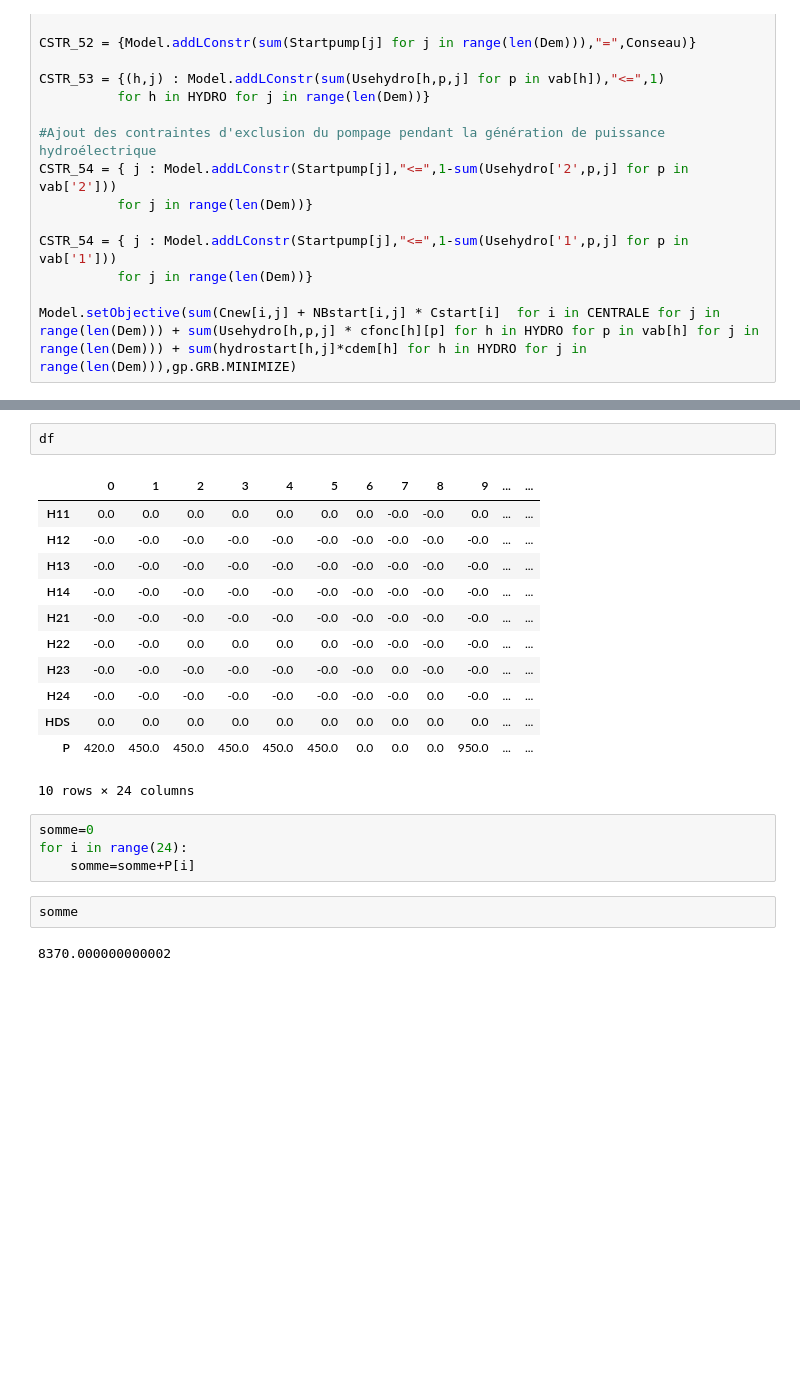
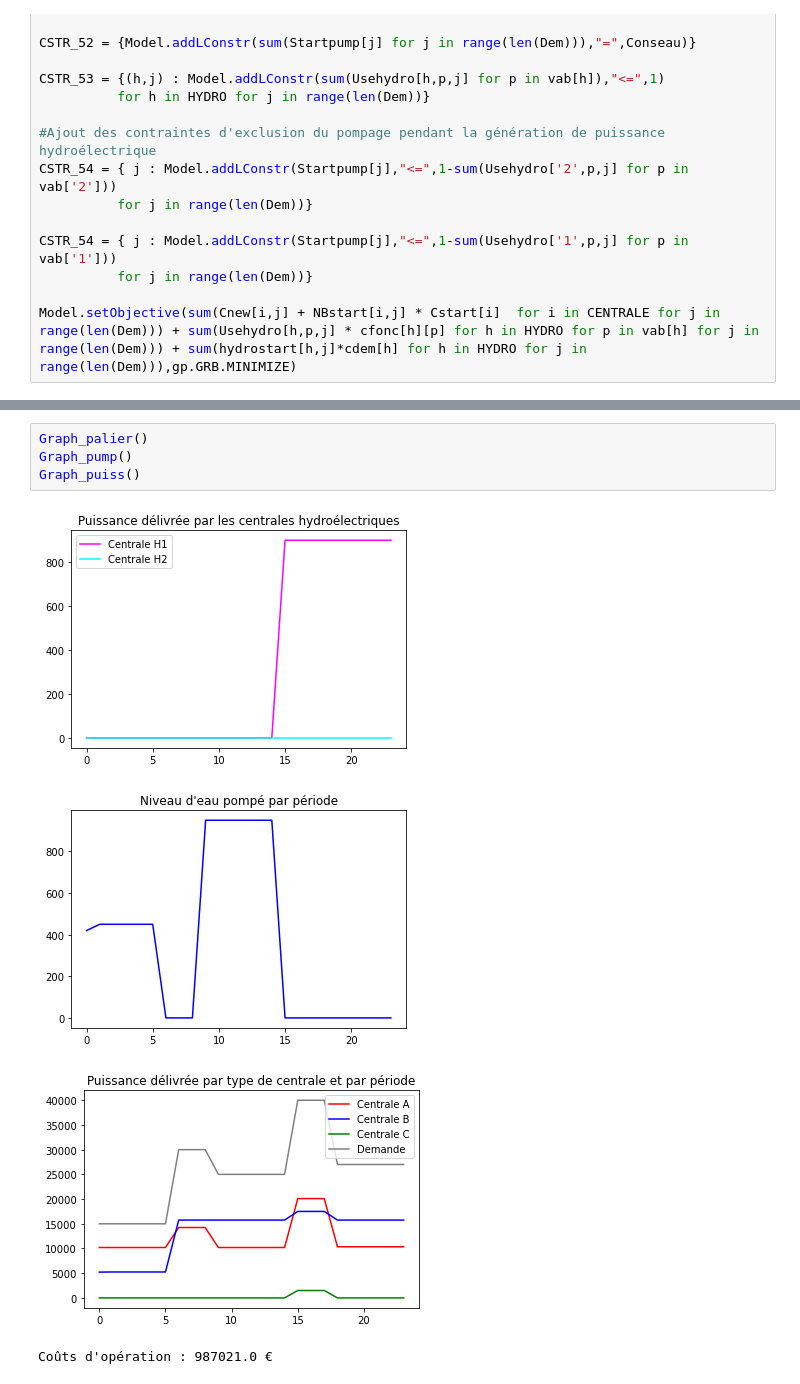
Before and after one commit to ValentinLassaigne/LP, a Jupyter notebook: Projet Optim Lineaire.ipynb, the cells around one changed output, grey strips where cells are left out. Saved outputs shown, nothing was run; the diff lists cells and outputs as text; blank space fills up the shorter version.

```diff
--- a/Projet Optim Lineaire.ipynb
+++ b/Projet Optim Lineaire.ipynb
@@ -1419,23 +1330,9 @@ plt.plot(df.loc["P"],'orange')
-# %%
-df
-# %% [output]
-|  | 0 | 1 | 2 | 3 | 4 | 5 | 6 | 7 | 8 | 9 | ... | ... |
-| H11 | 0.0 | 0.0 | 0.0 | 0.0 | 0.0 | 0.0 | 0.0 | -0.0 | -0.0 | 0.0 | ... | ... |
-| H12 | -0.0 | -0.0 | -0.0 | -0.0 | -0.0 | -0.0 | -0.0 | -0.0 | -0.0 | -0.0 | ... | ... |
-| H13 | -0.0 | -0.0 | -0.0 | -0.0 | -0.0 | -0.0 | -0.0 | -0.0 | -0.0 | -0.0 | ... | ... |
-| H14 | -0.0 | -0.0 | -0.0 | -0.0 | -0.0 | -0.0 | -0.0 | -0.0 | -0.0 | -0.0 | ... | ... |
-| H21 | -0.0 | -0.0 | -0.0 | -0.0 | -0.0 | -0.0 | -0.0 | -0.0 | -0.0 | -0.0 | ... | ... |
-| H22 | -0.0 | -0.0 | 0.0 | 0.0 | 0.0 | 0.0 | -0.0 | -0.0 | -0.0 | -0.0 | ... | ... |
-| H23 | -0.0 | -0.0 | -0.0 | -0.0 | -0.0 | -0.0 | -0.0 | 0.0 | -0.0 | -0.0 | ... | ... |
-| H24 | -0.0 | -0.0 | -0.0 | -0.0 | -0.0 | -0.0 | -0.0 | -0.0 | 0.0 | -0.0 | ... | ... |
-| HDS | 0.0 | 0.0 | 0.0 | 0.0 | 0.0 | 0.0 | 0.0 | 0.0 | 0.0 | 0.0 | ... | ... |
-| P | 420.0 | 450.0 | 450.0 | 450.0 | 450.0 | 450.0 | 0.0 | 0.0 | 0.0 | 950.0 | ... | ... |
-10 rows × 24 columns
-# %%
-somme=0
-for i in range(24):
-    somme=somme+P[i]
-# %%
-somme
-# %% [output]
-8370.000000000002
+# %%
+Graph_palier()
+Graph_pump()
+Graph_puiss()
+# %% [output]
+[figure, added]
+[figure, added]
+[figure, added]
+Coûts d'opération : 987021.0 €
```
Also changed, not shown: parts of 18 cells of this notebook.
